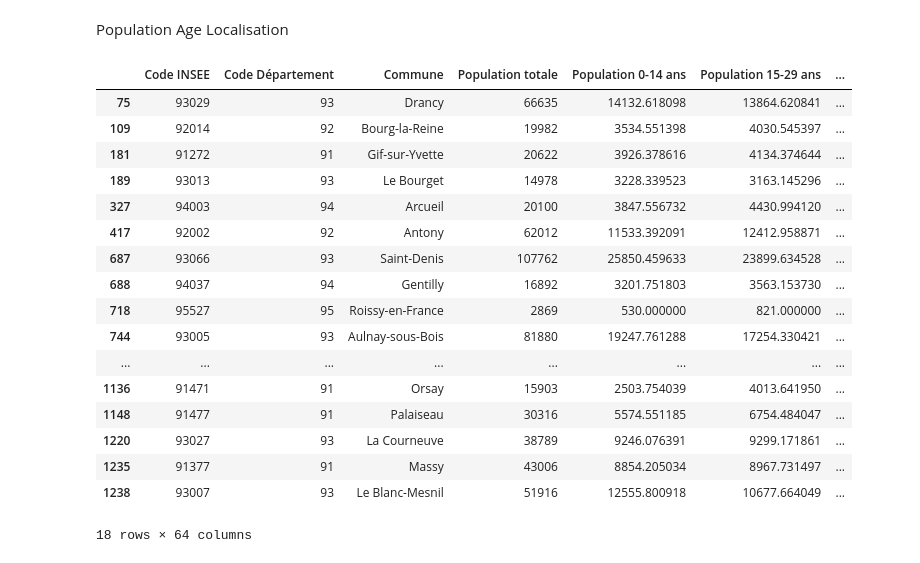
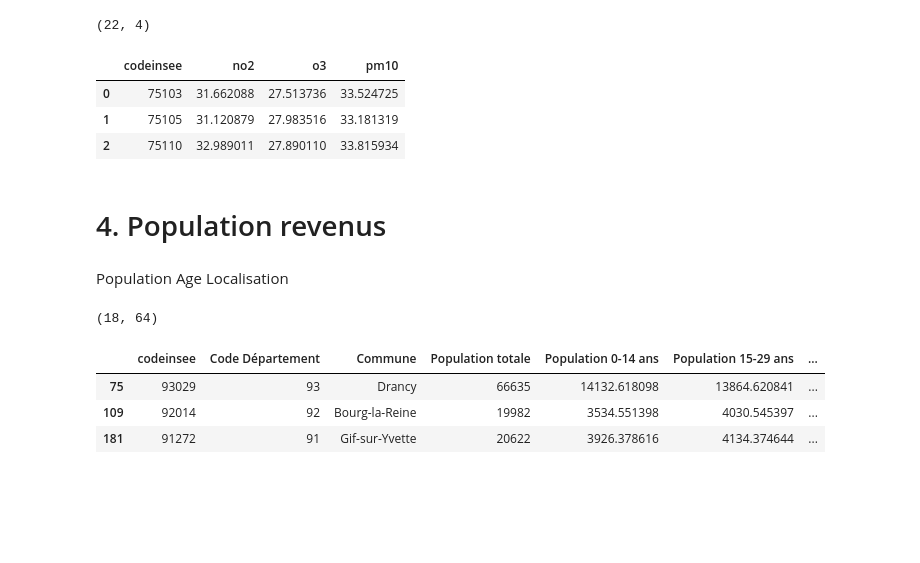
Before and after one commit to cerezamo/dataviz, a Jupyter notebook: BDD.ipynb, the cells around one changed output. Cells and saved outputs as stored; diff of their text form; code cells hidden in the pictures; blank space fills up the shorter version.

```diff
--- a/BDD.ipynb
+++ b/BDD.ipynb
@@ -6 +18,4 @@ RERB=pd.read_csv(r'C:\Users\morga\Documents\GitHub\MLPython\dataviz\communes_arr
+# %%
+RERB = RERB.rename(columns={'Code INSEE':'codeinsee'})
+RERB['codeinsee'] = RERB['codeinsee'].astype(str)
 # %% [markdown]
@@ -66 +61,17 @@ pol.groupby(['ninsee']).mean() # moyenne sur l'année 2017
+# %%
+pol = pol.rename(columns={'ninsee':'codeinsee'})
+pol['codeinsee'] = pol['codeinsee'].astype(str)
+
+pol = pol[pol['codeinsee'].isin(RERB['codeinsee'])]
+pol = pol.groupby(['codeinsee'], as_index=False).mean() # moyenne sur l'année 2017
+pol.shape
+# %% [output]
+(22, 4)
+# %%
+pol.head(3)
+# %% [output]
+|  | codeinsee | no2 | o3 | pm10 |
+| 0 | 75103 | 31.662088 | 27.513736 | 33.524725 |
+| 1 | 75105 | 31.120879 | 27.983516 | 33.181319 |
+| 2 | 75110 | 32.989011 | 27.890110 | 33.815934 |
 # %%
@@ -68,28 +79,21 @@ pol.to_csv('POLLUTION.csv')
+# %% [markdown]
+# 4. Population revenus
 # %% [markdown]
 Population Age Localisation
 # %%
-pop=pd.read_csv(r'C:\Users\morga\Documents\GitHub\MLPython\dataviz\brut\metropole-densites-de-population-par-commune.csv',sep=';')
+pop = pd.read_csv(PATH + '/brut/metropole-densites-de-population-par-commune.csv',sep=';')
-# %%
-pop=pop[pop['Code INSEE'].isin(RERB['Code INSEE'])]
+# %%
+pop = pop.rename(columns={'Code INSEE':'codeinsee'})
+pop['codeinsee'] = pop['codeinsee'].astype(str)
+pop = pop[pop['codeinsee'].isin(RERB['codeinsee'])]
+pop.shape # Il manque Paris
+# %% [output]
+(18, 64)
 # %%
-pop
+pop.head(3)
 # %% [output]
-|  | Code INSEE | Code Département | Commune | Population totale | Population 0-14 ans | Population 15-29 ans | ... |
+|  | codeinsee | Code Département | Commune | Population totale | Population 0-14 ans | Population 15-29 ans | ... |
 | 75 | 93029 | 93 | Drancy | 66635 | 14132.618098 | 13864.620841 | ... |
 | 109 | 92014 | 92 | Bourg-la-Reine | 19982 | 3534.551398 | 4030.545397 | ... |
 | 181 | 91272 | 91 | Gif-sur-Yvette | 20622 | 3926.378616 | 4134.374644 | ... |
-| 189 | 93013 | 93 | Le Bourget | 14978 | 3228.339523 | 3163.145296 | ... |
-| 327 | 94003 | 94 | Arcueil | 20100 | 3847.556732 | 4430.994120 | ... |
-| 417 | 92002 | 92 | Antony | 62012 | 11533.392091 | 12412.958871 | ... |
-| 687 | 93066 | 93 | Saint-Denis | 107762 | 25850.459633 | 23899.634528 | ... |
-| 688 | 94037 | 94 | Gentilly | 16892 | 3201.751803 | 3563.153730 | ... |
-| 718 | 95527 | 95 | Roissy-en-France | 2869 | 530.000000 | 821.000000 | ... |
-| 744 | 93005 | 93 | Aulnay-sous-Bois | 81880 | 19247.761288 | 17254.330421 | ... |
-| ... | ... | ... | ... | ... | ... | ... | ... |
-| 1136 | 91471 | 91 | Orsay | 15903 | 2503.754039 | 4013.641950 | ... |
-| 1148 | 91477 | 91 | Palaiseau | 30316 | 5574.551185 | 6754.484047 | ... |
-| 1220 | 93027 | 93 | La Courneuve | 38789 | 9246.076391 | 9299.171861 | ... |
-| 1235 | 91377 | 91 | Massy | 43006 | 8854.205034 | 8967.731497 | ... |
-| 1238 | 93007 | 93 | Le Blanc-Mesnil | 51916 | 12555.800918 | 10677.664049 | ... |
-18 rows × 64 columns
 # %%
```
Also changed, not shown: parts of 36 cells of this notebook, 5 other files.
